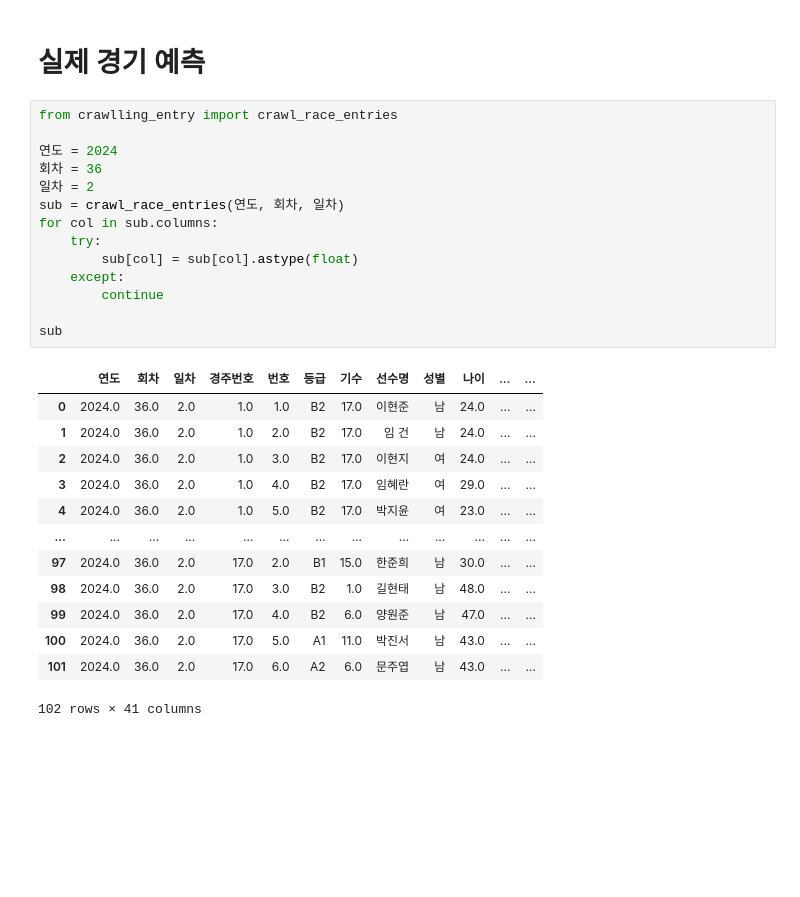
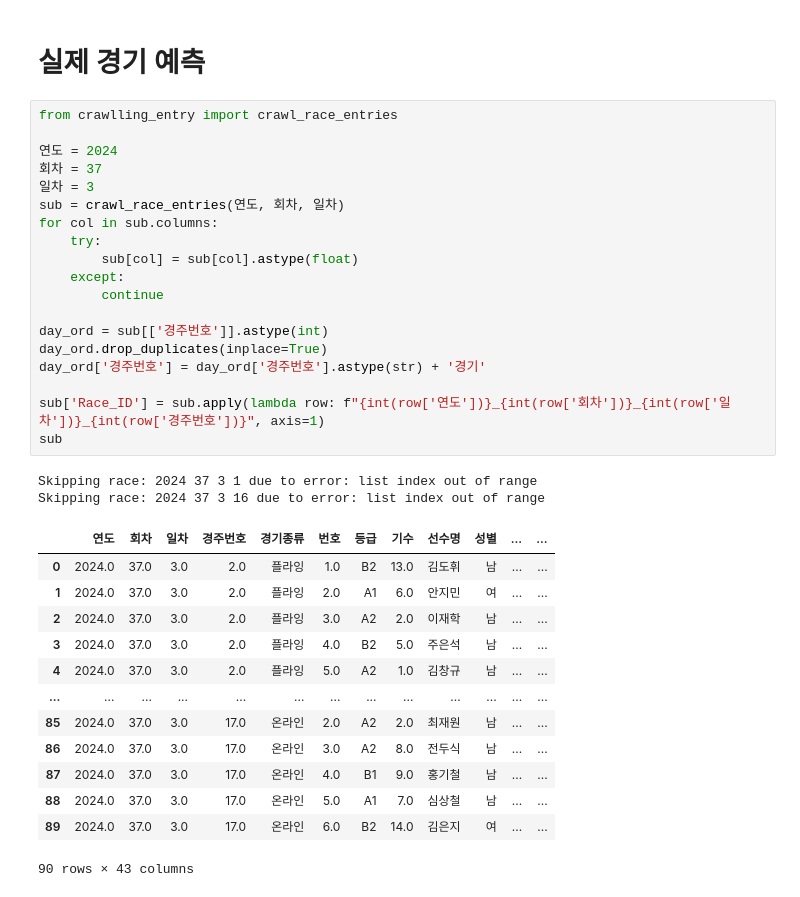
Before and after one commit to EunHak0501/KBoat, a Jupyter notebook: base_line.ipynb, the cells around one changed output. Saved outputs shown, nothing was run; the diff lists cells and outputs as text; blank space fills up the shorter version.

```diff
--- a/base_line.ipynb
+++ b/base_line.ipynb
@@ -683,31 +1295,38 @@ if contain_연승:
 # %%
 from crawlling_entry import crawl_race_entries
 
 연도 = 2024
-회차 = 36
-일차 = 2
+회차 = 37
+일차 = 3
 sub = crawl_race_entries(연도, 회차, 일차)
 for col in sub.columns:
     try:
         sub[col] = sub[col].astype(float)
     except:
         continue
 
+day_ord = sub[['경주번호']].astype(int)
+day_ord.drop_duplicates(inplace=True)
+day_ord['경주번호'] = day_ord['경주번호'].astype(str) + '경기'
+
+sub['Race_ID'] = sub.apply(lambda row: f"{int(row['연도'])}_{int(row['회차'])}_{int(row['일차'])}_{int(row['경주번호'])}", axis=1)
 sub
 # %% [output]
+Skipping race: 2024 37 3 1 due to error: list index out of range
+Skipping race: 2024 37 3 16 due to error: list index out of range
-|  | 연도 | 회차 | 일차 | 경주번호 | 번호 | 등급 | 기수 | 선수명 | 성별 | 나이 | ... | ... |
-| 0 | 2024.0 | 36.0 | 2.0 | 1.0 | 1.0 | B2 | 17.0 | 이현준 | 남 | 24.0 | ... | ... |
-| 1 | 2024.0 | 36.0 | 2.0 | 1.0 | 2.0 | B2 | 17.0 | 임 건 | 남 | 24.0 | ... | ... |
-| 2 | 2024.0 | 36.0 | 2.0 | 1.0 | 3.0 | B2 | 17.0 | 이현지 | 여 | 24.0 | ... | ... |
-| 3 | 2024.0 | 36.0 | 2.0 | 1.0 | 4.0 | B2 | 17.0 | 임혜란 | 여 | 29.0 | ... | ... |
-| 4 | 2024.0 | 36.0 | 2.0 | 1.0 | 5.0 | B2 | 17.0 | 박지윤 | 여 | 23.0 | ... | ... |
+|  | 연도 | 회차 | 일차 | 경주번호 | 경기종류 | 번호 | 등급 | 기수 | 선수명 | 성별 | ... | ... |
+| 0 | 2024.0 | 37.0 | 3.0 | 2.0 | 플라잉 | 1.0 | B2 | 13.0 | 김도휘 | 남 | ... | ... |
+| 1 | 2024.0 | 37.0 | 3.0 | 2.0 | 플라잉 | 2.0 | A1 | 6.0 | 안지민 | 여 | ... | ... |
+| 2 | 2024.0 | 37.0 | 3.0 | 2.0 | 플라잉 | 3.0 | A2 | 2.0 | 이재학 | 남 | ... | ... |
+| 3 | 2024.0 | 37.0 | 3.0 | 2.0 | 플라잉 | 4.0 | B2 | 5.0 | 주은석 | 남 | ... | ... |
+| 4 | 2024.0 | 37.0 | 3.0 | 2.0 | 플라잉 | 5.0 | A2 | 1.0 | 김창규 | 남 | ... | ... |
 | ... | ... | ... | ... | ... | ... | ... | ... | ... | ... | ... | ... | ... |
-| 97 | 2024.0 | 36.0 | 2.0 | 17.0 | 2.0 | B1 | 15.0 | 한준희 | 남 | 30.0 | ... | ... |
-| 98 | 2024.0 | 36.0 | 2.0 | 17.0 | 3.0 | B2 | 1.0 | 길현태 | 남 | 48.0 | ... | ... |
-| 99 | 2024.0 | 36.0 | 2.0 | 17.0 | 4.0 | B2 | 6.0 | 양원준 | 남 | 47.0 | ... | ... |
-| 100 | 2024.0 | 36.0 | 2.0 | 17.0 | 5.0 | A1 | 11.0 | 박진서 | 남 | 43.0 | ... | ... |
-| 101 | 2024.0 | 36.0 | 2.0 | 17.0 | 6.0 | A2 | 6.0 | 문주엽 | 남 | 43.0 | ... | ... |
+| 85 | 2024.0 | 37.0 | 3.0 | 17.0 | 온라인 | 2.0 | A2 | 2.0 | 최재원 | 남 | ... | ... |
+| 86 | 2024.0 | 37.0 | 3.0 | 17.0 | 온라인 | 3.0 | A2 | 8.0 | 전두식 | 남 | ... | ... |
+| 87 | 2024.0 | 37.0 | 3.0 | 17.0 | 온라인 | 4.0 | B1 | 9.0 | 홍기철 | 남 | ... | ... |
+| 88 | 2024.0 | 37.0 | 3.0 | 17.0 | 온라인 | 5.0 | A1 | 7.0 | 심상철 | 남 | ... | ... |
+| 89 | 2024.0 | 37.0 | 3.0 | 17.0 | 온라인 | 6.0 | B2 | 14.0 | 김은지 | 여 | ... | ... |
-102 rows × 41 columns
+90 rows × 43 columns
 # %%
 train = pd.read_csv(os.path.join(ROOT_DIR, "train.csv"))
 
```
Also changed, not shown: parts of 54 cells of this notebook, 22 other files.
